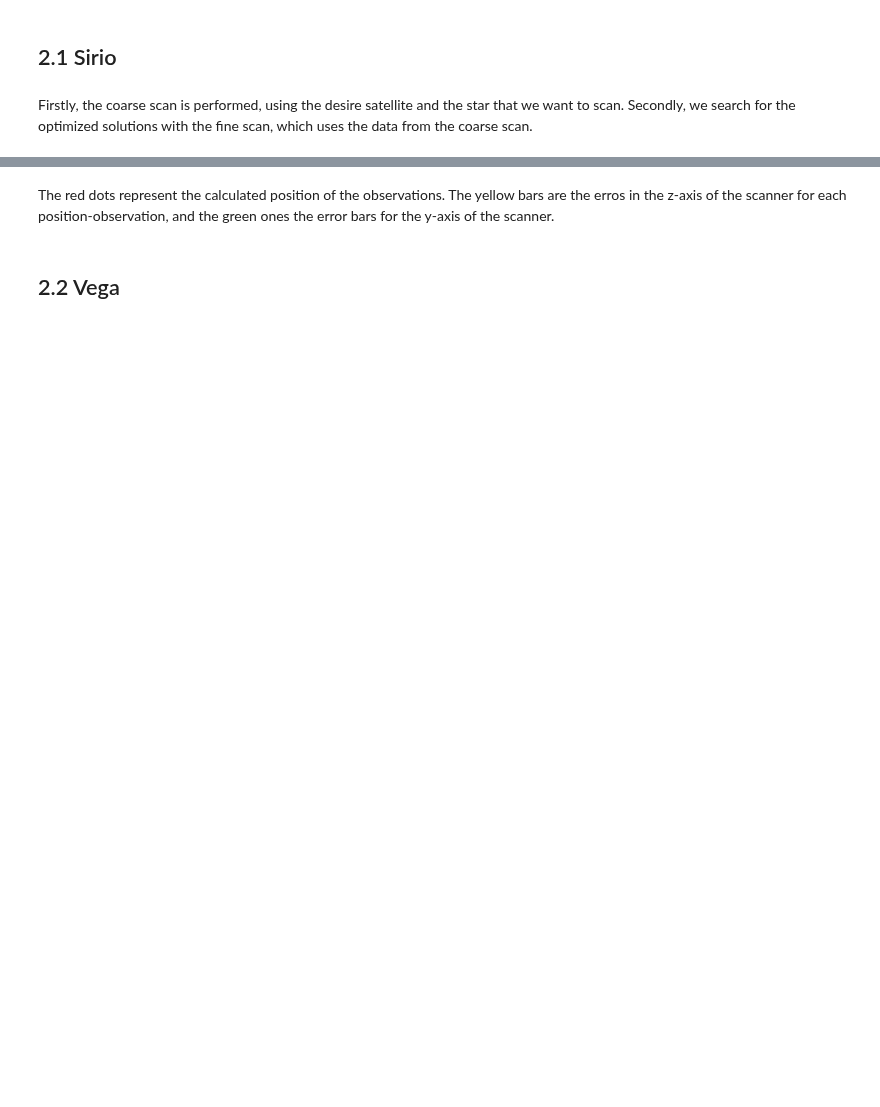
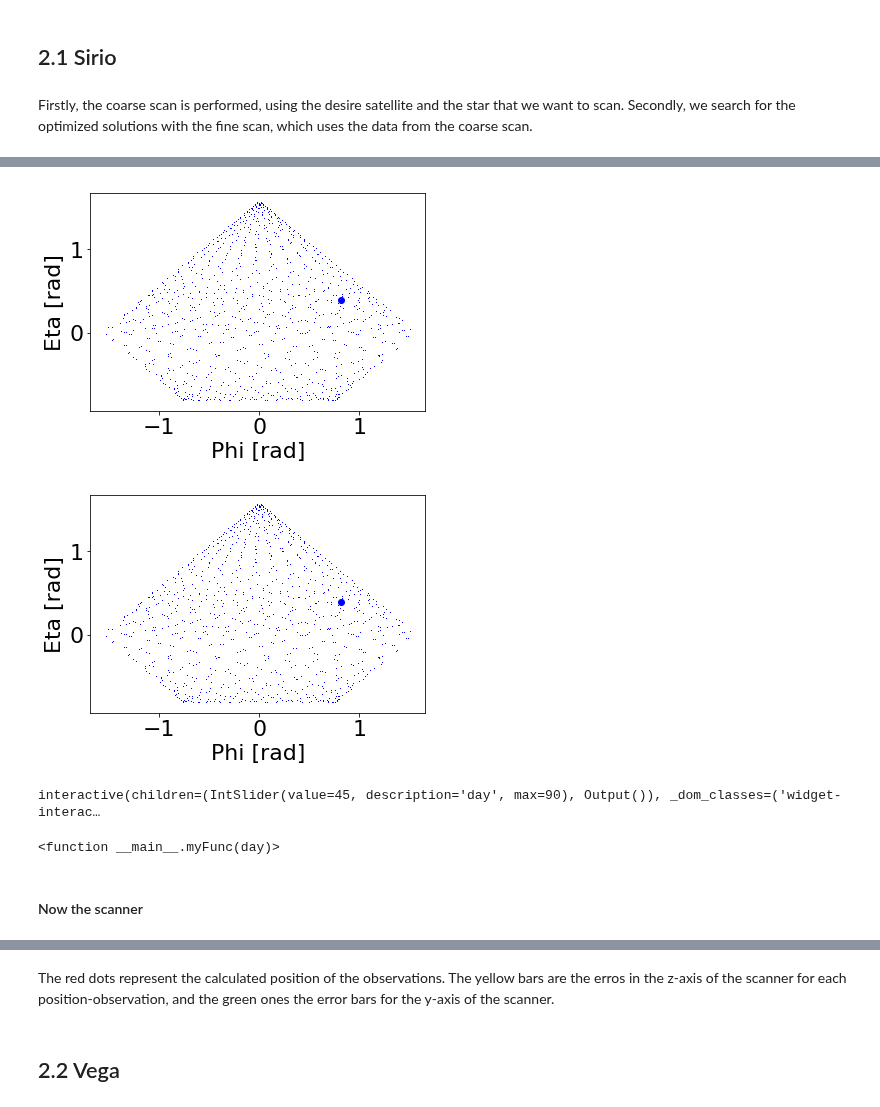
Before and after one commit to bombrun/GaiaLab, a Jupyter notebook: notebooks/2-gaia_analytic_toymodel_notebook.ipynb, the cells around one changed output, grey strips where cells are left out. Drawn from its saved outputs; the diff is of its cells as text; code cells hidden in the pictures; blank space fills up the shorter version.

Commit message:
added param value

```diff
--- a/notebooks/2-gaia_analytic_toymodel_notebook.ipynb
+++ b/notebooks/2-gaia_analytic_toymodel_notebook.ipynb
@@ -116,0 +123,5 @@ plot_stars_trajectory(sirio, gaia)
+# %%
+plot_eta_over_phi_day(source=sirio, att=gaia, day=3)
+# %% [output]
+[figure, added]
+[figure, added]
@@ -117,3 +131,10 @@ plot_stars_trajectory(sirio, gaia)
+# %%
+interact(myFunc, day=(0,90))
+# %% [output]
+interactive(children=(IntSlider(value=45, description='day', max=90), Output()), _dom_classes=('widget-interac…
+<function __main__.myFunc(day)>
+# %% [markdown]
+#### Now the scanner
 # %%
 scanSirio = Scanner(np.radians(30), np.radians(1))
 # %%
```
Also changed, not shown: parts of 16 cells of this notebook.
